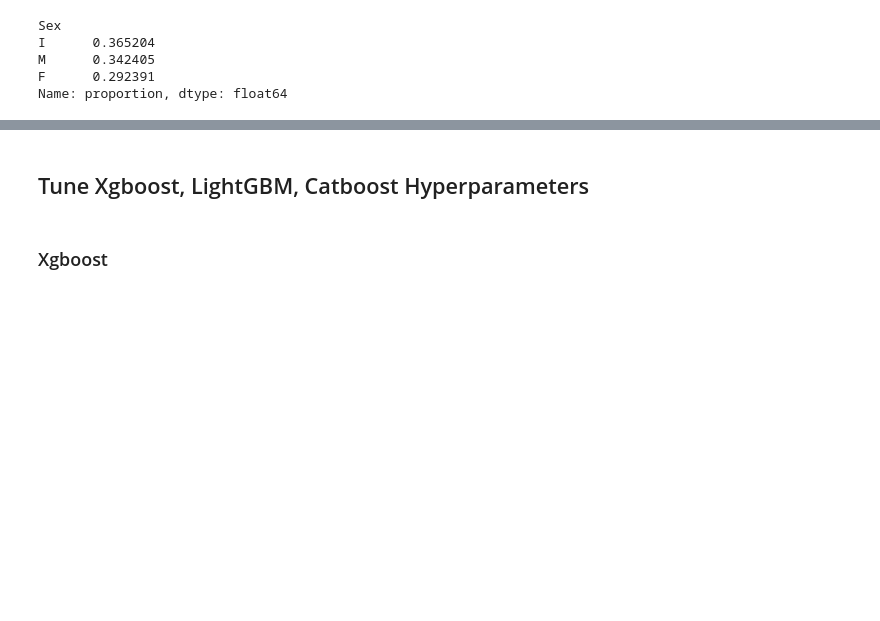
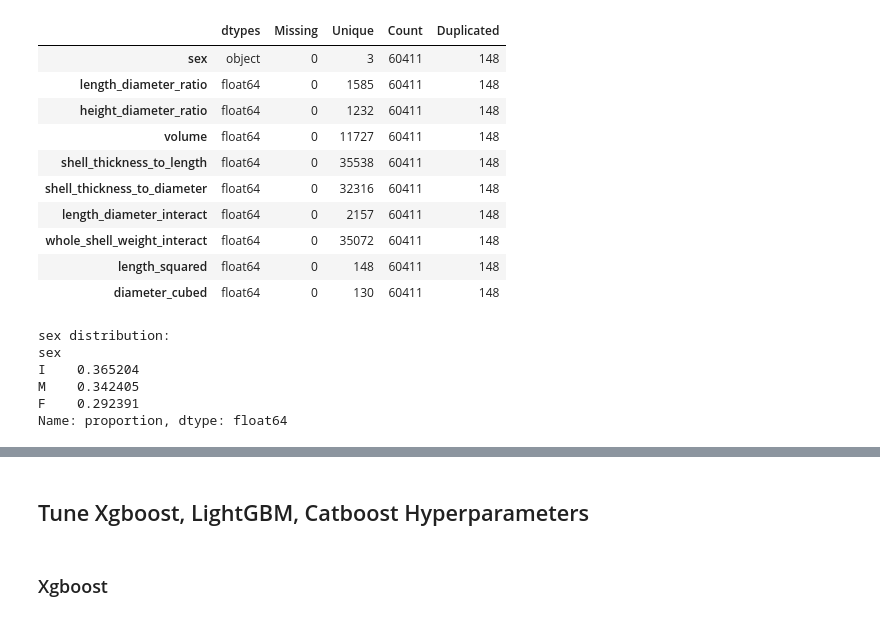
Before and after one commit to RuiFSP/Kaggle, a Jupyter notebook: Playground_Series_S4/4-Regression_with_an_Abalone_Dataset/regression_with_an_abalonev3.ipynb, the cells around one changed output, grey strips where cells are left out. Drawn from its saved outputs; the diff is of its cells as text; code cells hidden in the pictures; blank space fills up the shorter version.

```diff
--- a/Playground_Series_S4/4-Regression_with_an_Abalone_Dataset/regression_with_an_abalonev3.ipynb
+++ b/Playground_Series_S4/4-Regression_with_an_Abalone_Dataset/regression_with_an_abalonev3.ipynb
@@ -62,10 +204,29 @@ summary_table
+# %%
+generate_summary_statistics(test)
+# %% [output]
+|  | dtypes | Missing | Unique | Count | Duplicated |
+| sex | object | 0 | 3 | 60411 | 148 |
+| length_diameter_ratio | float64 | 0 | 1585 | 60411 | 148 |
+| height_diameter_ratio | float64 | 0 | 1232 | 60411 | 148 |
+| volume | float64 | 0 | 11727 | 60411 | 148 |
+| shell_thickness_to_length | float64 | 0 | 35538 | 60411 | 148 |
+| shell_thickness_to_diameter | float64 | 0 | 32316 | 60411 | 148 |
+| length_diameter_interact | float64 | 0 | 2157 | 60411 | 148 |
+| whole_shell_weight_interact | float64 | 0 | 35072 | 60411 | 148 |
+| length_squared | float64 | 0 | 148 | 60411 | 148 |
+| diameter_cubed | float64 | 0 | 130 | 60411 | 148 |
 # %%
-# check the distribution of sex
+# check the distribution of categorical features
 categorical_features = train.select_dtypes(include=['object']).copy()
-categorical_features.value_counts(normalize=True)
+
+for col in categorical_features.columns:
+    print(f'{col} distribution:')
+    print(categorical_features[col].value_counts(normalize=True))
+    print('\n')
 # %% [output]
-Sex
-I      0.365204
-M      0.342405
-F      0.292391
+sex distribution:
+sex
+I    0.365204
+M    0.342405
+F    0.292391
 Name: proportion, dtype: float64
```
Also changed, not shown: parts of 49 cells of this notebook.
